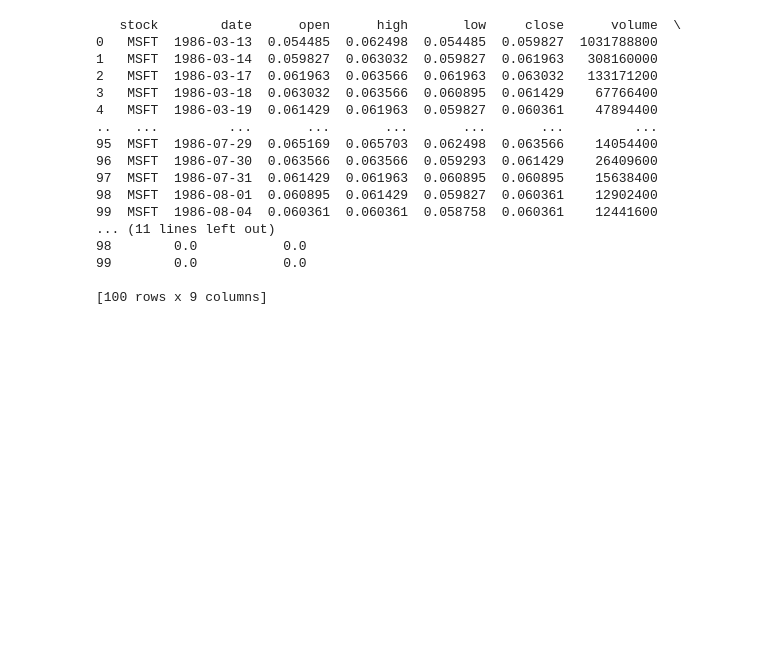
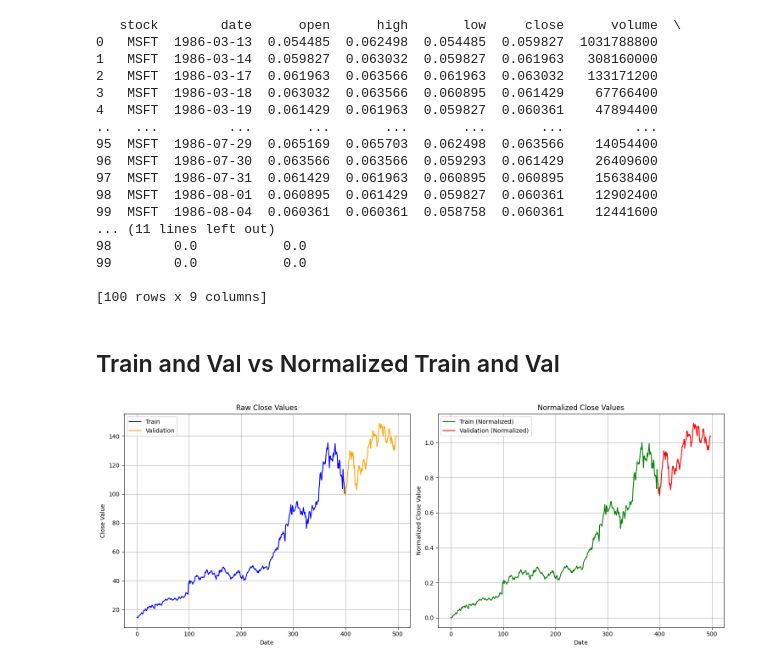
Before and after one commit to kakubicki/stock-forecast, a Jupyter notebook: stock_forecast.ipynb, the cells around one changed output. Cells and saved outputs as stored; diff of their text form; code cells hidden in the pictures; blank space fills up the shorter version.

```diff
--- a/stock_forecast.ipynb
+++ b/stock_forecast.ipynb
@@ -317,3 +366,37 @@ print_top_records()
 99        0.0           0.0
 
 [100 rows x 9 columns]
+# %% [markdown]
+## Train and Val vs Normalized Train and Val
+# %%
+import matplotlib.pyplot as plt
+
+def plot_raw_and_normalized(train_data, validation_data, train_normalized, validation_normalized):
+    """
+    Create a subplot with raw and normalized close values for train and validation datasets.
+    """
+
+    fig, axs = plt.subplots(1, 2, figsize=(15, 6))
+
+    axs[0].plot(train_data.index, train_data['close'], label='Train', color='blue')
+    axs[0].plot(validation_data.index, validation_data['close'], label='Validation', color='orange')
+    axs[0].set_title("Raw Close Values")
+    axs[0].set_xlabel("Date")
+    axs[0].set_ylabel("Close Value")
+    axs[0].legend()
+    axs[0].grid(True)
+
+    axs[1].plot(train_normalized.index, train_normalized['close'], label='Train (Normalized)', color='green')
+    axs[1].plot(validation_normalized.index, validation_normalized['close'], label='Validation (Normalized)', color='red')
+    axs[1].set_title("Normalized Close Values")
+    axs[1].set_xlabel("Date")
+    axs[1].set_ylabel("Normalized Close Value")
+    axs[1].legend()
+    axs[1].grid(True)
+
+    plt.tight_layout()
+    plt.show()
+
+plot_raw_and_normalized(train_df_test, validation_df_test, train_df_test_scaled, validation_df_test_scaled)
+# %% [output]
+[figure, added]
```
Also changed, not shown: parts of 19 cells of this notebook.
